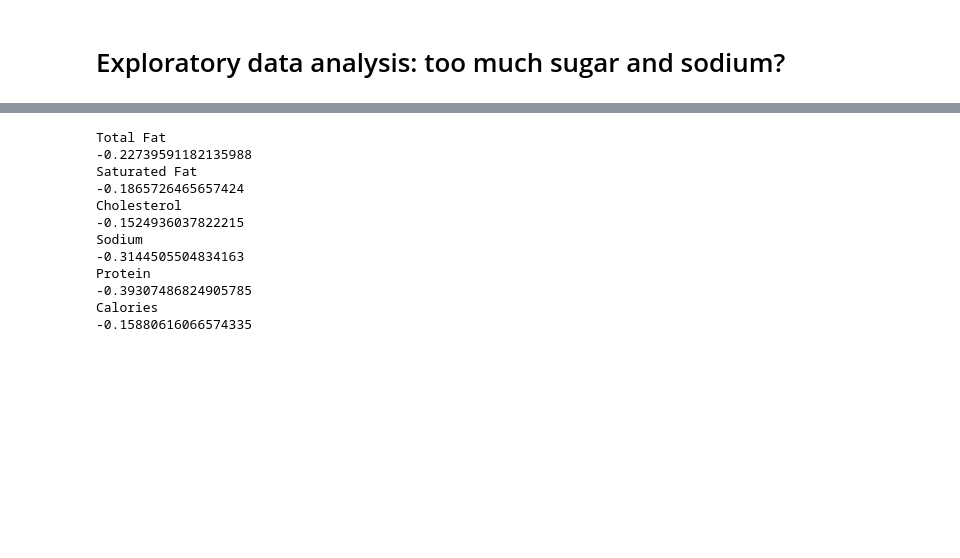
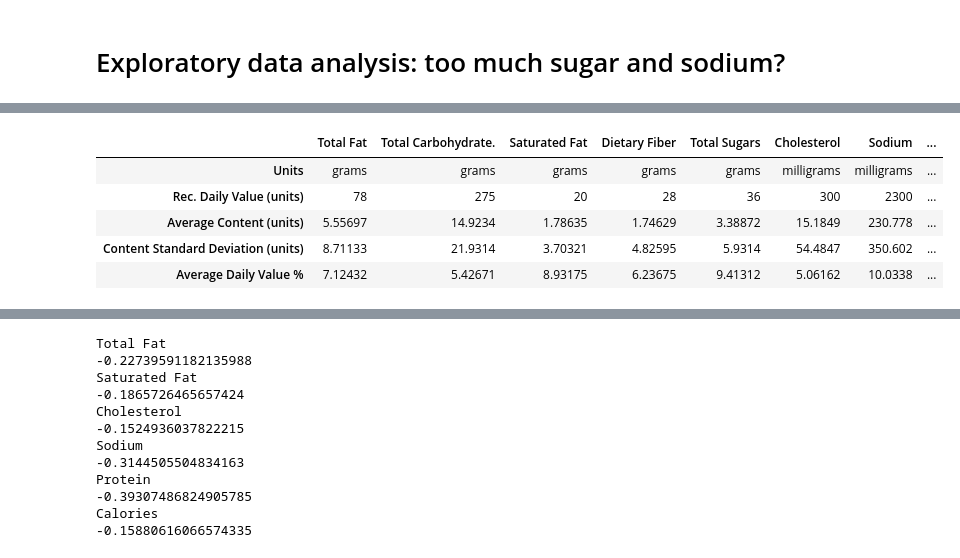
Before and after one commit to harlansgs/fall-2021-umd-dining-analysis, a Jupyter notebook: Meats at Maryland.ipynb, the cells around one changed output, grey strips where cells are left out. Drawn from its saved outputs; the diff is of its cells as text; code cells hidden in the pictures; blank space fills up the shorter version.

```diff
--- a/Meats at Maryland.ipynb
+++ b/Meats at Maryland.ipynb
@@ -515,0 +494,38 @@ TODO:
+# %%
+# prepare a function for generating statistics for a given dataframe
+def getNutritionStats(subset):
+    # declare a new dataframe for creating a chart
+    chart = pd.DataFrame()
+
+    # then loop through each nutrient to generate statistics
+    for nutrient in df.columns:
+        # do not include nutrients which we do not have a reference for!
+        if nutrient == "Trans Fat" or nutrient == "Carbohydrates" or \
+           nutrient == "Serving Size" or nutrient == "Allergens" or \
+           nutrient == "Is Vegetarian" or nutrient == "Is Vegan" or \
+           nutrient == "Food":
+            # note that we also exclude carbs because the recommended amt betw carbs and total carbs is equivalent
+            continue
+        # for all other nutrients, compute average food content
+        avgContent = subset[nutrient].mean()
+        # get variance of nutrient content
+        contentVariance = subset[nutrient].std()
+        # as well as average daily value
+        avgDailyValue = (avgContent / dailyVal[nutrient]) * 100
+        # and record chart entry
+        chart[nutrient] = [units[nutrient], dailyVal[nutrient], avgContent, contentVariance, avgDailyValue]
+
+    # rename indices per compute statistic, return result!
+    chart = chart.set_axis(['Units', 'Rec. Daily Value (units)', 'Average Content (units)', \
+                            'Content Standard Deviation (units)', 'Average Daily Value %'], axis = 'index')
+    return chart
+
+# look at overall stats
+getNutritionStats(df)
+# %% [output]
+|  | Total Fat | Total Carbohydrate. | Saturated Fat | Dietary Fiber | Total Sugars | Cholesterol | Sodium | ... |
+| Units | grams | grams | grams | grams | grams | milligrams | milligrams | ... |
+| Rec. Daily Value (units) | 78 | 275 | 20 | 28 | 36 | 300 | 2300 | ... |
+| Average Content (units) | 5.55697 | 14.9234 | 1.78635 | 1.74629 | 3.38872 | 15.1849 | 230.778 | ... |
+| Content Standard Deviation (units) | 8.71133 | 21.9314 | 3.70321 | 4.82595 | 5.9314 | 54.4847 | 350.602 | ... |
+| Average Daily Value % | 7.12432 | 5.42671 | 8.93175 | 6.23675 | 9.41312 | 5.06162 | 10.0338 | ... |
```
Also changed, not shown: parts of 19 cells of this notebook.
